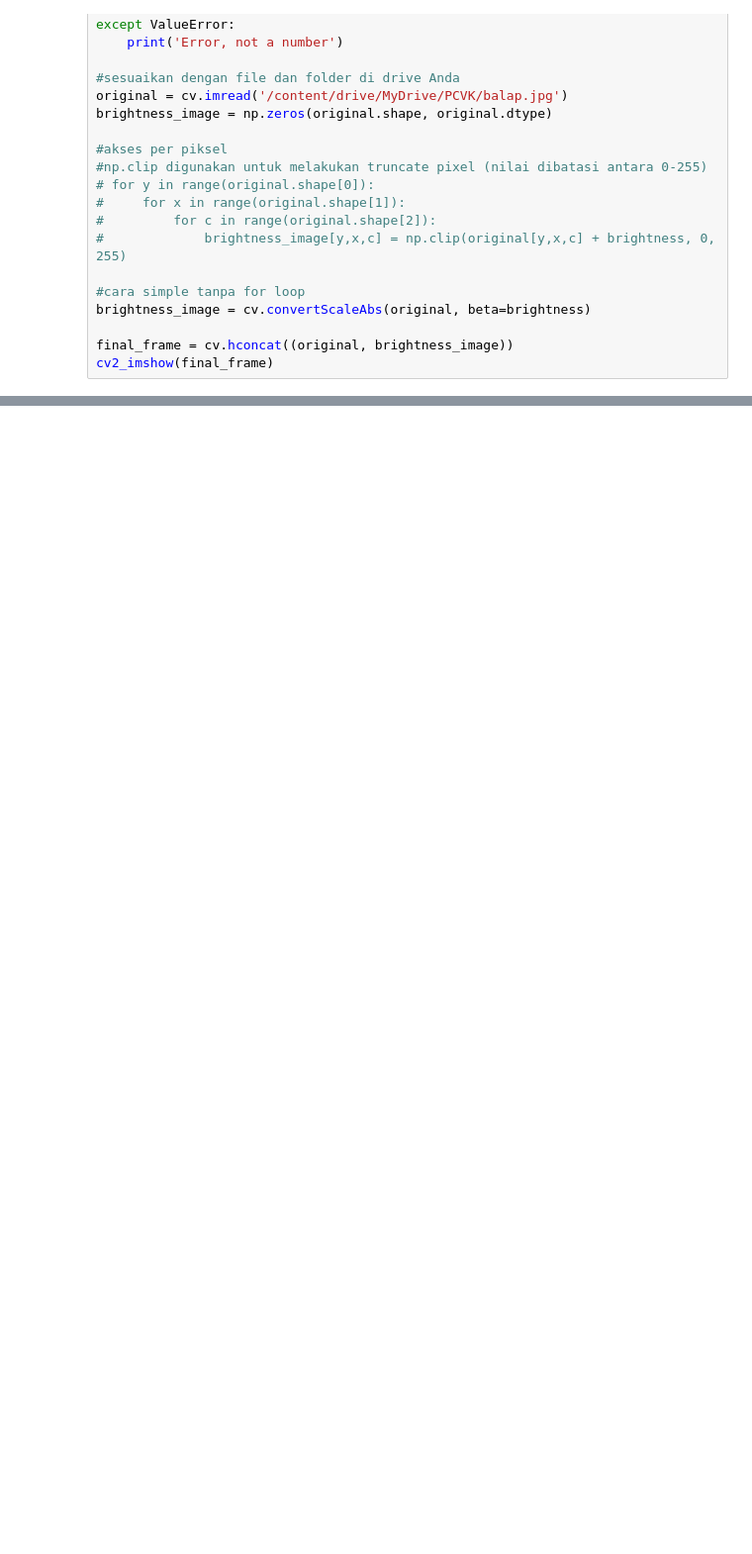
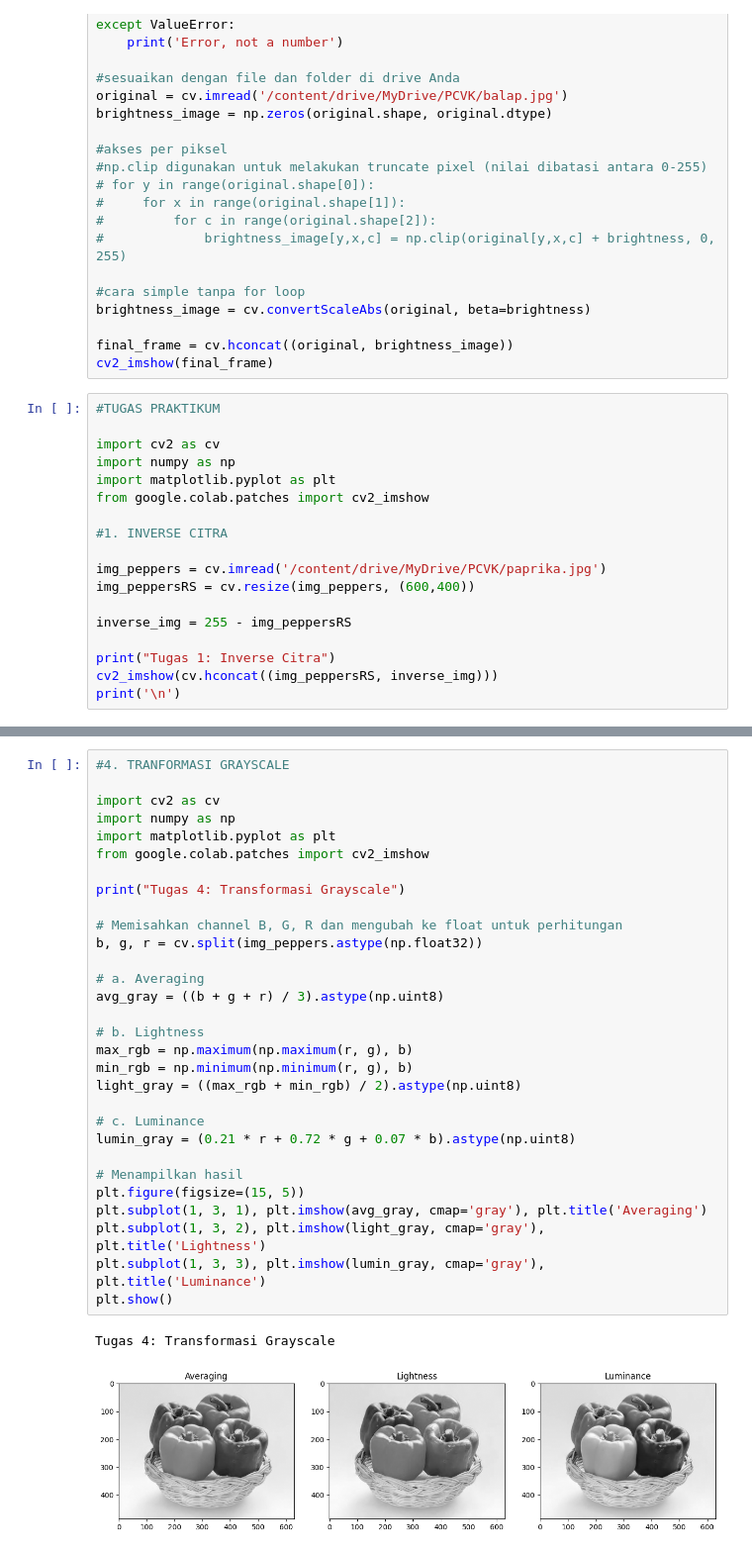
Before and after one commit to dnanaat/PCVK_Genap_2026, a Jupyter notebook: Week3.ipynb, the cells around one changed output, grey strips where cells are left out. Shown at 99% size. Drawn from its saved outputs; the diff is of its cells as text; blank space fills up the shorter version.

```diff
--- a/Week3.ipynb
+++ b/Week3.ipynb
@@ -31,3 +31,21 @@ brightness_image = cv.convertScaleAbs(original, beta=brightness)
 
 final_frame = cv.hconcat((original, brightness_image))
 cv2_imshow(final_frame)
+# %%
+#TUGAS PRAKTIKUM
+
+import cv2 as cv
+import numpy as np
+import matplotlib.pyplot as plt
+from google.colab.patches import cv2_imshow
+
+#1. INVERSE CITRA
+
+img_peppers = cv.imread('/content/drive/MyDrive/PCVK/paprika.jpg')
+img_peppersRS = cv.resize(img_peppers, (600,400))
+
+inverse_img = 255 - img_peppersRS
+
+print("Tugas 1: Inverse Citra")
+cv2_imshow(cv.hconcat((img_peppersRS, inverse_img)))
+print('\n')
@@ -33,0 +116,33 @@ cv2_imshow(final_frame)
+# %%
+#4. TRANFORMASI GRAYSCALE
+
+import cv2 as cv
+import numpy as np
+import matplotlib.pyplot as plt
+from google.colab.patches import cv2_imshow
+
+print("Tugas 4: Transformasi Grayscale")
+
+# Memisahkan channel B, G, R dan mengubah ke float untuk perhitungan
+b, g, r = cv.split(img_peppers.astype(np.float32))
+
+# a. Averaging
+avg_gray = ((b + g + r) / 3).astype(np.uint8)
+
+# b. Lightness
+max_rgb = np.maximum(np.maximum(r, g), b)
+min_rgb = np.minimum(np.minimum(r, g), b)
+light_gray = ((max_rgb + min_rgb) / 2).astype(np.uint8)
+
+# c. Luminance
+lumin_gray = (0.21 * r + 0.72 * g + 0.07 * b).astype(np.uint8)
+
+# Menampilkan hasil
+plt.figure(figsize=(15, 5))
+plt.subplot(1, 3, 1), plt.imshow(avg_gray, cmap='gray'), plt.title('Averaging')
+plt.subplot(1, 3, 2), plt.imshow(light_gray, cmap='gray'), plt.title('Lightness')
+plt.subplot(1, 3, 3), plt.imshow(lumin_gray, cmap='gray'), plt.title('Luminance')
+plt.show()
+# %% [output]
+Tugas 4: Transformasi Grayscale
+[figure, added]
```
Also changed, not shown: parts of 9 cells of this notebook.
